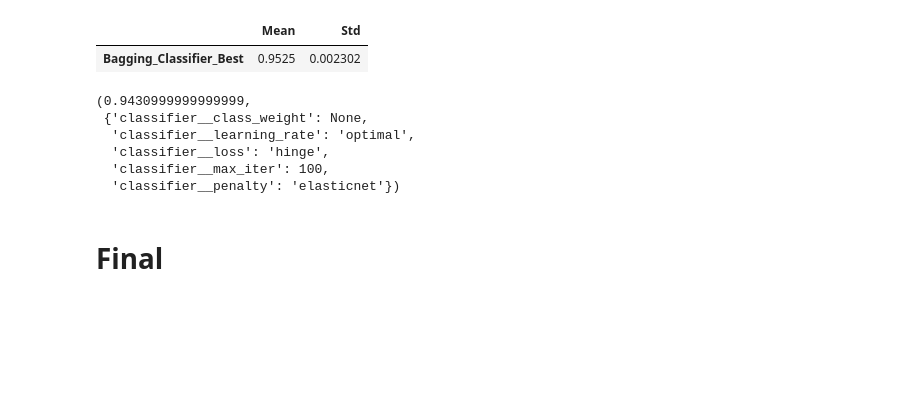
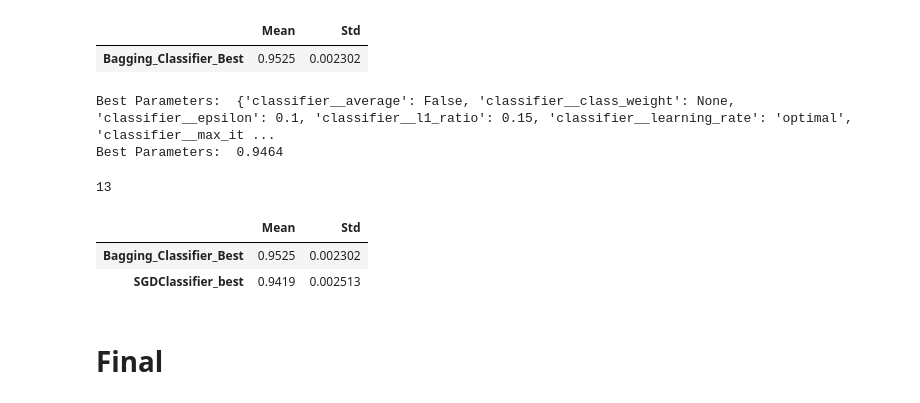
Before and after one commit to LokeshTiwari004/crime_cast, a Jupyter notebook: main.ipynb, the cells around one changed output. Drawn from its saved outputs; the diff is of its cells as text; code cells hidden in the pictures; blank space fills up the shorter version.

```diff
--- a/main.ipynb
+++ b/main.ipynb
@@ -289,20 +290,20 @@ model_report.transpose().head(1)
 pipe = Pipeline([
     ('custom',  CustomModification()),
     ('pre_process', pre_proc),
-    ('classifier', SGDClassifier(early_stopping=False, validation_fraction=0.1))
+    ('classifier', SGDClassifier(early_stopping=True))
 ])
 
 skf = StratifiedKFold(n_splits=5, shuffle=True, random_state=1)
 
 param_grid = {
     'classifier__max_iter': [100, 500],
-    'classifier__penalty': ['l2', 'l1', 'elasticnet'],
-    'classifier__loss': ['hinge', 'squared_hinge', 'huber', 'modified_huber'],
+    'classifier__penalty': ['elasticnet'],
     'classifier__learning_rate': ['optimal', 'invscaling'],
     'classifier__class_weight': [None, 'balanced'],
     'classifier__l1_ratio': [0.1, 0.15, 0.2],
     'classifier__average': [True, False],
-    'classifier__epsilon': [0.05, 0.1, 0.15, 0.2, 0.5],
+    'classifier__validation_fraction': [0.05, 0.1, 0.15],
+    'classifier__epsilon': [0.1, 0.15, 0.2],
 }
 
 grid_search = GridSearchCV(pipe, param_grid, cv=skf, scoring='accuracy')
@@ -310,12 +311,26 @@ grid_search.fit(X, y)
 
 print("Best Parameters: ", grid_search.best_params_)
 print("Best Parameters: ", grid_search.best_score_)
+# %% [output]
+Best Parameters:  {'classifier__average': False, 'classifier__class_weight': None, 'classifier__epsilon': 0.1, 'classifier__l1_ratio': 0.15, 'classifier__learning_rate': 'optimal', 'classifier__max_it ...
+Best Parameters:  0.9464
-# %%
-grid_search.best_score_, grid_search.best_params_
-# %% [output]
-(0.9430999999999999,
- {'classifier__class_weight': None,
-  'classifier__learning_rate': 'optimal',
-  'classifier__loss': 'hinge',
-  'classifier__max_iter': 100,
-  'classifier__penalty': 'elasticnet'})
+# %%
+grid_search.best_estimator_[-1].n_iter_
+# %% [output]
+13
+# %%
+sgdc = make_pipeline(CustomModification(), pre_proc, SGDClassifier(
+    early_stopping=True,
+    validation_fraction=0.05,
+    max_iter=100,
+    penalty='elasticnet',
+))
+cvl = cross_val_score(sgdc, X, y, cv=skf, scoring='accuracy')
+m, s = cvl.mean(), cvl.std()
+model_report['SGDClassifier_best'] = [m, s]
+# %%
+model_report.transpose()
+# %% [output]
+|  | Mean | Std |
+| Bagging_Classifier_Best | 0.9525 | 0.002302 |
+| SGDClassifier_best | 0.9419 | 0.002513 |
```
Also changed, not shown: parts of 2 cells of this notebook.
